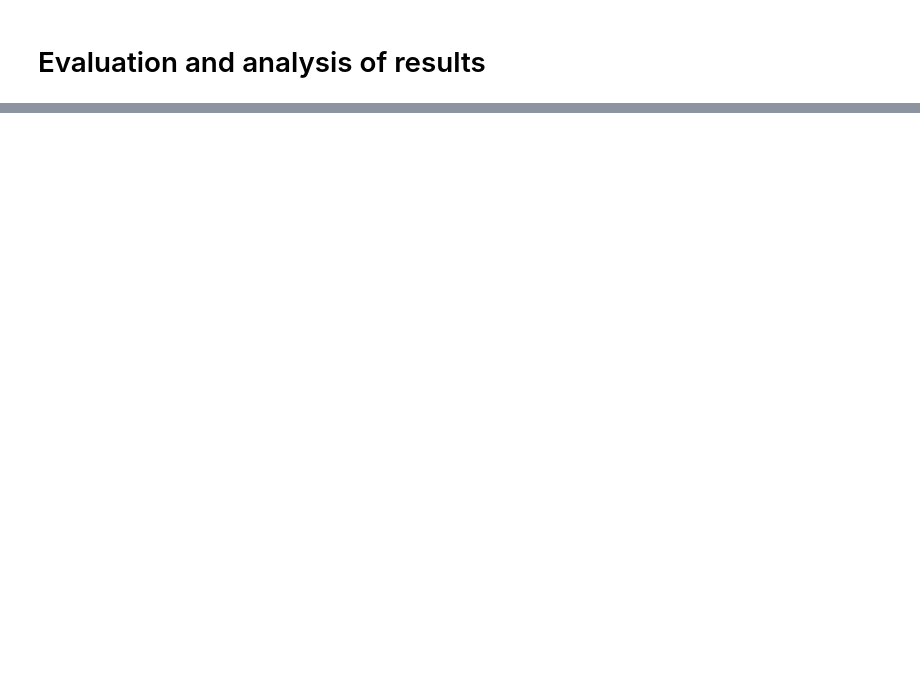
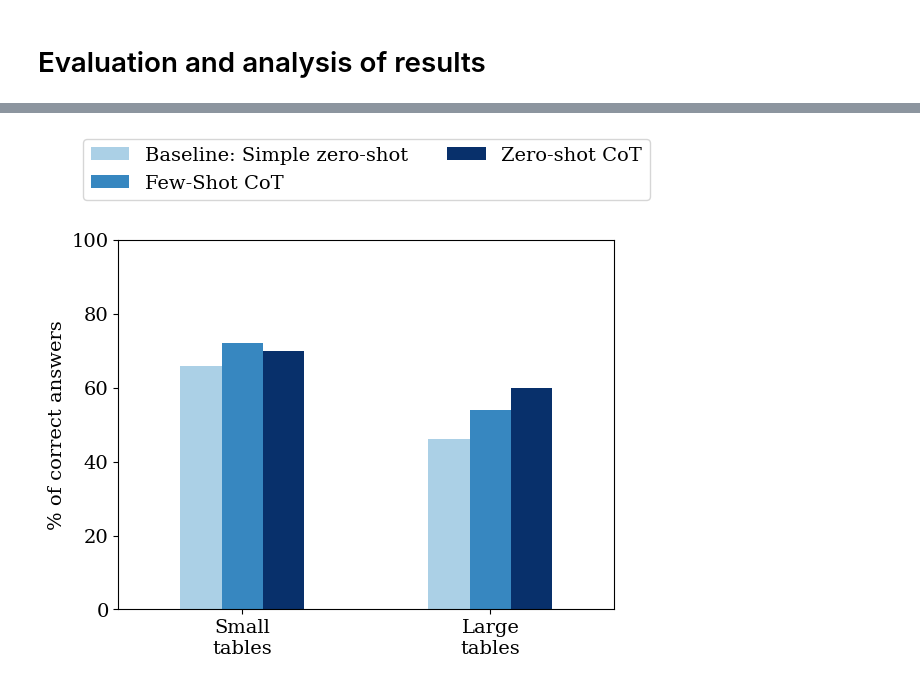
Before and after one commit to schlueter-m/llmSeminar, a Jupyter notebook: results_analysis.ipynb, the cells around one changed output, grey strips where cells are left out. Saved outputs shown, nothing was run; the diff lists cells and outputs as text; code cells hidden in the pictures; blank space fills up the shorter version.

```diff
--- a/results_analysis.ipynb
+++ b/results_analysis.ipynb
@@ -473,0 +33,12 @@ Name: proportion, dtype: float64
+# %%
+# reorder levels of question category (-> define order to be shown in plots)
+question_categories = ["Lookup 1 (no comp.)", "Lookup 1 (comp.)", "Lookup >1", "Count", 'Arithmetic']
+results_df["category"]= pd.Categorical(results_df["category"], categories = question_categories)
+
+# reorder levels of "fine-grained" question category (-> define order to be shown in plots)
+question_categories_finegrained = ["Lookup 1 (no comp.)", "Lookup 1 (comp.)", "Lookup >1", "Count", "Total", "Difference", "Ratio", "Percentage of", "Percentage change", "Average"]
+results_df["category_finegrained"] = pd.Categorical(results_df["category_finegrained"], categories = question_categories_finegrained)
+
+# reorder levels of table size (-> define order to be shown in plots)
+table_sizes = ["Small tables", "Large tables"]
+results_df["table_size"] = pd.Categorical(results_df["table_size"], categories = table_sizes)
@@ -473,0 +58,6 @@ Name: proportion, dtype: float64
+# %%
+# define font and fontsize of plots (adjust to report font)
+font = {'family' : 'serif',
+        'size'   : 14}
+
+plt.rc('font', **font)
@@ -473,0 +102,30 @@ Name: proportion, dtype: float64
+# %%
+# plot: accuracy by prompt setting and table size
+
+# create grouped df
+grouped_df_tabSize = results_df.groupby(["table_size", 'design'])['correct'].mean() * 100
+
+# create a color map for each design
+unique_values_cat = results_df['design'].unique()
+color_dict = {value: plt.cm.Blues_r((len(unique_values_cat) - i - 1) / len(unique_values_cat)) for i, value in enumerate(unique_values_cat)}
+
+# Map the colors to the designs
+grouped_df_colors = results_df['design'].map(color_dict)
+
+# Plot the bar chart with different colors for each design
+ax = grouped_df_tabSize.unstack('design').plot(kind='bar', ylabel='% of correct answers', color=grouped_df_colors)
+
+#legend and labels
+ax.legend(title='', bbox_to_anchor=(0.5, 1.3), ncol=2, loc="upper center") # hide legend title, define position and display
+labels = [item.get_text() for item in ax.get_xticklabels()]
+wrapped_labels = [('\n'.join(textwrap.wrap(label, width=10))) if len(label) > 10 else label for label in labels]
+ax.set_xticklabels(wrapped_labels)
+ax.xaxis.set_tick_params(rotation=0)
+ax.set_xlabel('')  # Hide x-axis label
+
+plt.ylim(0, 100)
+
+# Show the plot
+plt.show()
+# %% [output]
+[figure, added]
```
Also changed, not shown: parts of 56 cells of this notebook.
